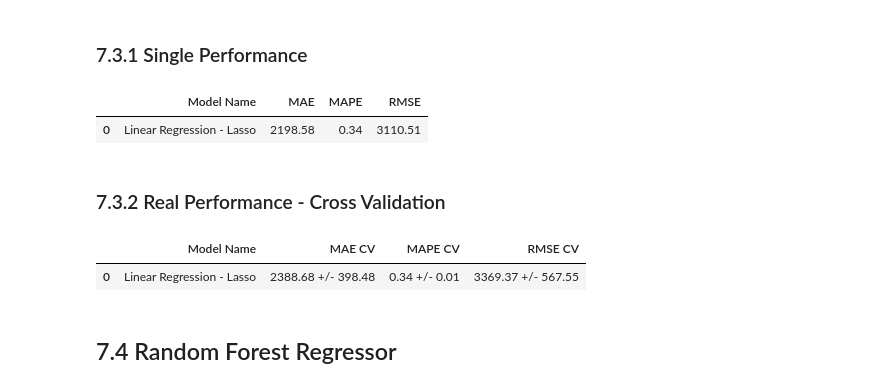
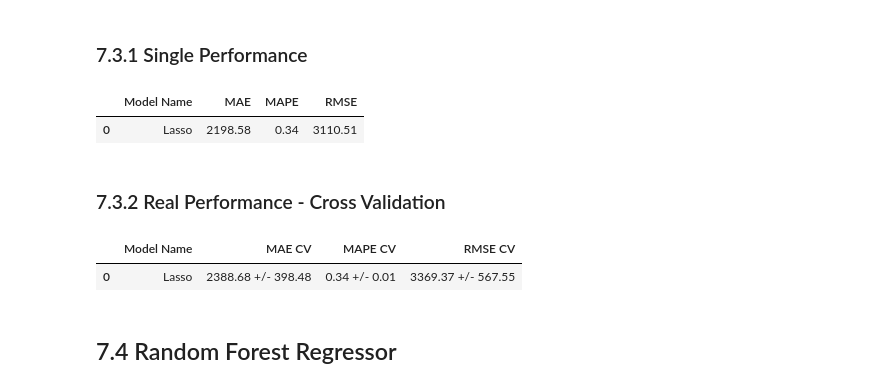
Before and after one commit to anaclaudialemos/drugstore_sales_prediction, a Jupyter notebook: drugstore_sales_prediction.ipynb, the cells around one changed output. Cells and saved outputs as stored; diff of their text form; code cells hidden in the pictures.

```diff
--- a/drugstore_sales_prediction.ipynb
+++ b/drugstore_sales_prediction.ipynb
@@ -1261,24 +1259,24 @@ lr_results_cv
 # %%
 # model
 lrr = Lasso().fit(X_train, y_train)
 
 # creating predicition
 yhat_lrr = lrr.predict(X_test)
 
 # performance - ml_error(model_name, y, yhat):
-lrr_results = ml_error('Linear Regression - Lasso', np.expm1(y_test), np.expm1(yhat_lrr))
+lrr_results = ml_error('Lasso', np.expm1(y_test), np.expm1(yhat_lrr))
 lrr_results
 # %% [output]
 |  | Model Name | MAE | MAPE | RMSE |
-| 0 | Linear Regression - Lasso | 2198.58 | 0.34 | 3110.51 |
+| 0 | Lasso | 2198.58 | 0.34 | 3110.51 |
 # %% [markdown]
 ### 7.3.2 Real Performance - Cross Validation
 # %%
-lrr_results_cv = cross_validation(X_training, 5, 'Linear Regression - Lasso', lrr, verbose=False)
+lrr_results_cv = cross_validation(X_training, 5, 'Lasso', lrr, verbose=False)
 lrr_results_cv
 # %% [output]
 |  | Model Name | MAE CV | MAPE CV | RMSE CV |
-| 0 | Linear Regression - Lasso | 2388.68 +/- 398.48 | 0.34 +/- 0.01 | 3369.37 +/- 567.55 |
+| 0 | Lasso | 2388.68 +/- 398.48 | 0.34 +/- 0.01 | 3369.37 +/- 567.55 |
 # %% [markdown]
 ## 7.4 Random Forest Regressor
 # %% [markdown]
```
Also changed, not shown: parts of 46 cells of this notebook.
